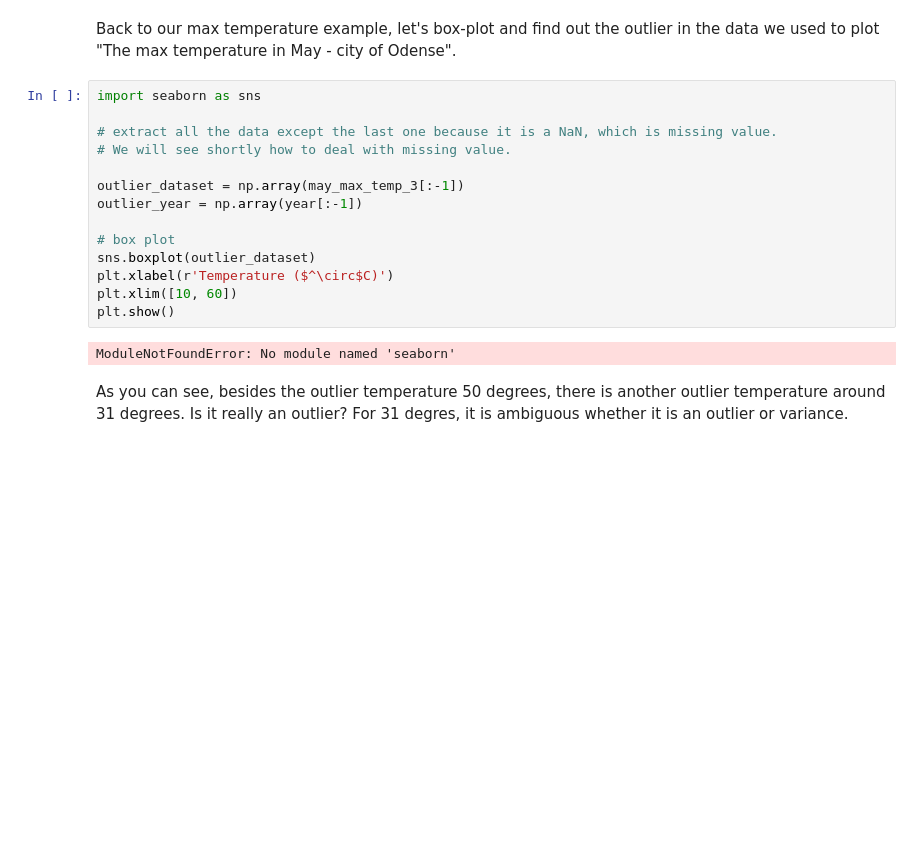
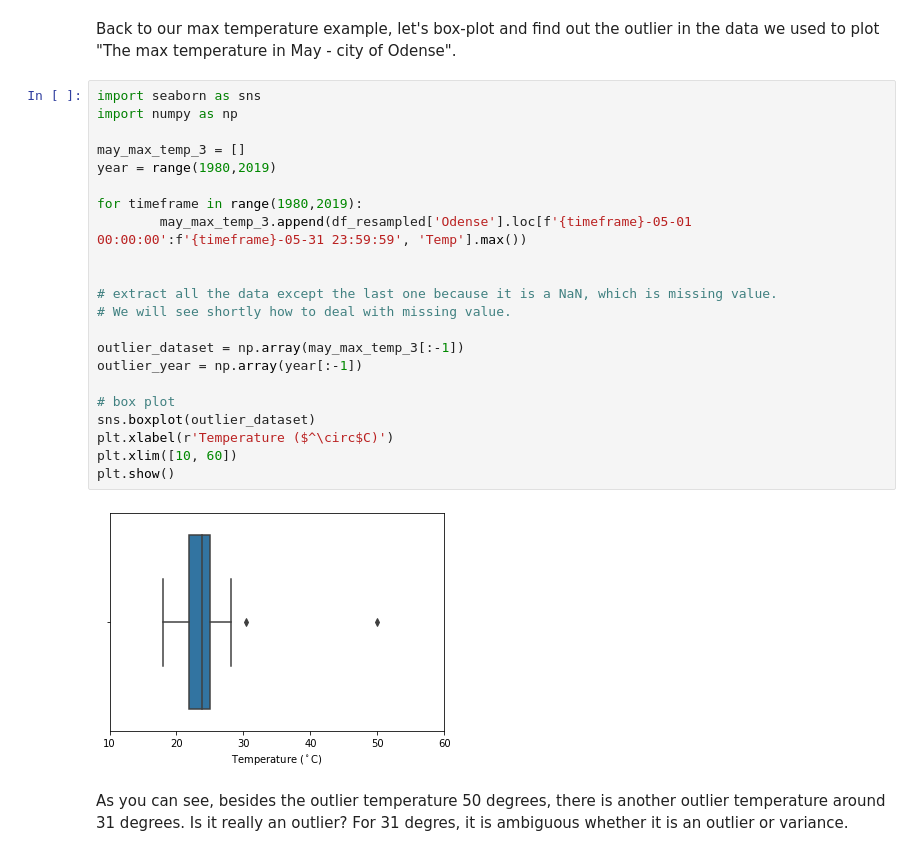
Before and after one commit to UCL-ELEC0136/2-data-processing-nicogig, a Jupyter notebook: 2-data-processing.ipynb, the cells around one changed output. Saved outputs shown, nothing was run; the diff lists cells and outputs as text; blank space fills up the shorter version.

```diff
--- a/2-data-processing.ipynb
+++ b/2-data-processing.ipynb
@@ -426,20 +426,28 @@ Boxplots are a standardized way of displaying the distribution of data based on
 Back to our max temperature example, let's box-plot and find out the outlier in the data we used to plot "The max temperature in May - city of Odense".
 # %%
 import seaborn as sns
+import numpy as np
+
+may_max_temp_3 = []
+year = range(1980,2019)
+
+for timeframe in range(1980,2019):
+        may_max_temp_3.append(df_resampled['Odense'].loc[f'{timeframe}-05-01 00:00:00':f'{timeframe}-05-31 23:59:59', 'Temp'].max())
+
 
 # extract all the data except the last one because it is a NaN, which is missing value.
 # We will see shortly how to deal with missing value.
 
 outlier_dataset = np.array(may_max_temp_3[:-1])
 outlier_year = np.array(year[:-1])
 
 # box plot
 sns.boxplot(outlier_dataset)
 plt.xlabel(r'Temperature ($^\circ$C)')
 plt.xlim([10, 60])
 plt.show()
 # %% [output]
-ModuleNotFoundError: No module named 'seaborn'
+[figure, added]
 # %% [markdown]
 As you can see, besides the outlier temperature 50 degrees, there is another outlier temperature around 31 degrees. Is it really an outlier? For 31 degres, it is ambiguous whether it is an outlier or variance.
 # %% [markdown]
```
Also changed, not shown: parts of 7 cells of this notebook.
